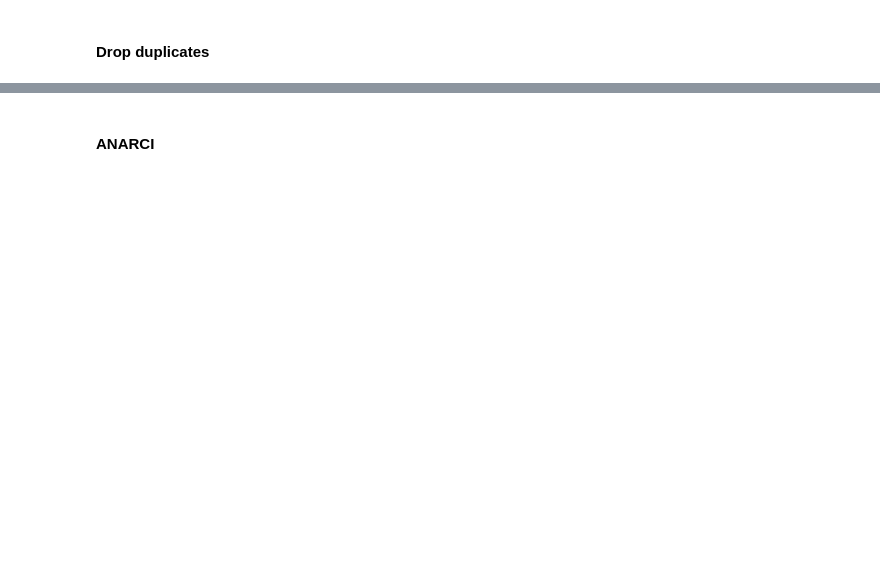
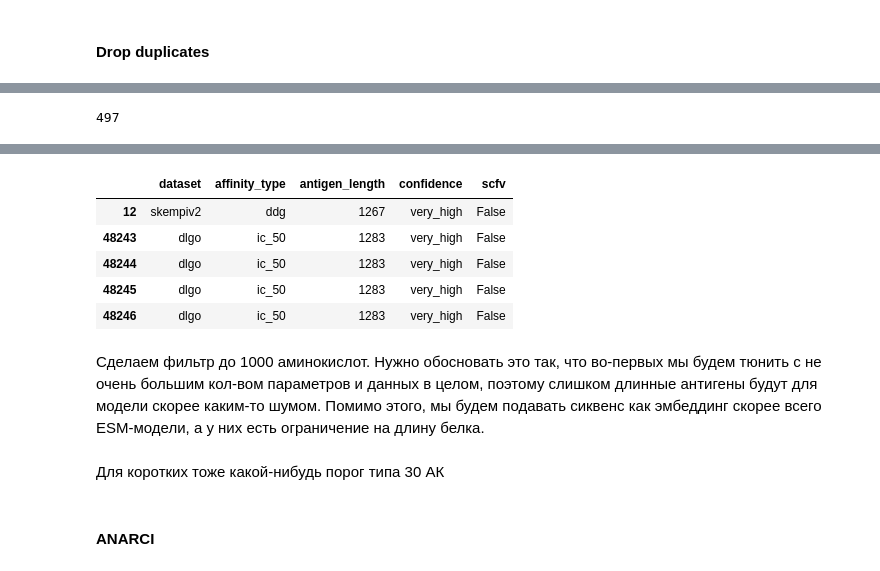
Before and after one commit to younggod2/llm-antibody-fv-generation, a Jupyter notebook: data/01_data_processing.ipynb, the cells around one changed output, grey strips where cells are left out. Saved outputs shown, nothing was run; the diff lists cells and outputs as text; code cells hidden in the pictures; blank space fills up the shorter version.

Commit message:
filtering

```diff
--- a/data/01_data_processing.ipynb
+++ b/data/01_data_processing.ipynb
@@ -384,0 +405,65 @@ print(f"Размер после удаления дубликатов: {agab_df.
+# %%
+agab_df[agab_df['antigen_sequence'].str.len() > 1000]['antigen_sequence'].nunique()
+# %% [output]
+497
+# %%
+#### Analysis of Long Antigens (>700 AA)
+
+# Filter for long antigens
+long_antigen_threshold = 1030
+long_antigens_df = agab_df[agab_df['antigen_sequence'].str.len() > long_antigen_threshold].copy()
+
+print(f"=== ANALYSIS OF LONG ANTIGENS (> {long_antigen_threshold} AA) ===\n")
+print(f"Total records with long antigens: {len(long_antigens_df)}")
+print(f"Percentage of total dataset: {len(long_antigens_df) / len(agab_df) * 100:.2f}%\n")
+
+# Add antigen length column for analysis
+long_antigens_df['antigen_length'] = long_antigens_df['antigen_sequence'].str.len()
+
+# Basic statistics
+print("=== ANTIGEN LENGTH STATISTICS ===")
+print(long_antigens_df['antigen_length'].describe())
+print(f"\nMin length: {long_antigens_df['antigen_length'].min()}")
+print(f"Max length: {long_antigens_df['antigen_length'].max()}")
+print(f"Median length: {long_antigens_df['antigen_length'].median():.1f}")
+print(f"Mean length: {long_antigens_df['antigen_length'].mean():.1f}\n")
+
+# Distribution by dataset
+print("=== DISTRIBUTION BY DATASET ===")
+dataset_counts = long_antigens_df['dataset'].value_counts()
+print(dataset_counts)
+print(f"\nUnique datasets: {long_antigens_df['dataset'].nunique()}\n")
+
+# Distribution by affinity_type
+print("=== DISTRIBUTION BY AFFINITY TYPE ===")
+affinity_counts = long_antigens_df['affinity_type'].value_counts()
+print(affinity_counts)
+print(f"\nUnique affinity types: {long_antigens_df['affinity_type'].nunique()}\n")
+
+# Unique antigens
+print("=== UNIQUE ANTIGENS ===")
+unique_antigens = long_antigens_df['antigen_sequence'].nunique()
+print(f"Unique antigen sequences: {unique_antigens}")
+print(f"Average records per unique antigen: {len(long_antigens_df) / unique_antigens:.2f}\n")
+
+# Sample of longest antigens
+print("=== TOP 10 LONGEST ANTIGENS ===")
+top_longest = long_antigens_df.nlargest(10, 'antigen_length')[
+    ['dataset', 'affinity_type', 'antigen_length', 'confidence']
+]
+print(top_longest)
+print()
+
+# Check for patterns in metadata if available
+if 'metadata' in long_antigens_df.columns:
+    print("=== METADATA ANALYSIS ===")
+    non_null_metadata = long_antigens_df['metadata'].notna().sum()
+    print(f"Records with metadata: {non_null_metadata} ({non_null_metadata / len(long_antigens_df) * 100:.1f}%)")
+    print()
+
+# Display sample records
+print("=== SAMPLE RECORDS (first 5) ===")
+sample_cols = ['dataset', 'affinity_type', 'antigen_length', 'confidence', 'scfv']
+display_cols = [col for col in sample_cols if col in long_antigens_df.columns]
+display(long_antigens_df[display_cols].head())
+# %% [output]
@@ -385,3 +487,13 @@ print(f"Размер после удаления дубликатов: {agab_df.
+|  | dataset | affinity_type | antigen_length | confidence | scfv |
+| 12 | skempiv2 | ddg | 1267 | very_high | False |
+| 48243 | dlgo | ic_50 | 1283 | very_high | False |
+| 48244 | dlgo | ic_50 | 1283 | very_high | False |
+| 48245 | dlgo | ic_50 | 1283 | very_high | False |
+| 48246 | dlgo | ic_50 | 1283 | very_high | False |
+# %% [markdown]
+Сделаем фильтр до 1000 аминокислот. Нужно обосновать это так, что во-первых мы будем тюнить с не очень большим кол-вом параметров и данных в целом, поэтому слишком длинные антигены будут для модели скорее каким-то шумом. Помимо этого, мы будем подавать сиквенс как эмбеддинг скорее всего ESM-модели, а у них есть ограничение на длину белка.
+# %% [markdown]
+Для коротких тоже какой-нибудь порог типа 30 АК
 # %% [markdown]
 #### ANARCI
 # %%
```
Also changed, not shown: parts of 14 cells of this notebook, 34 other files.
